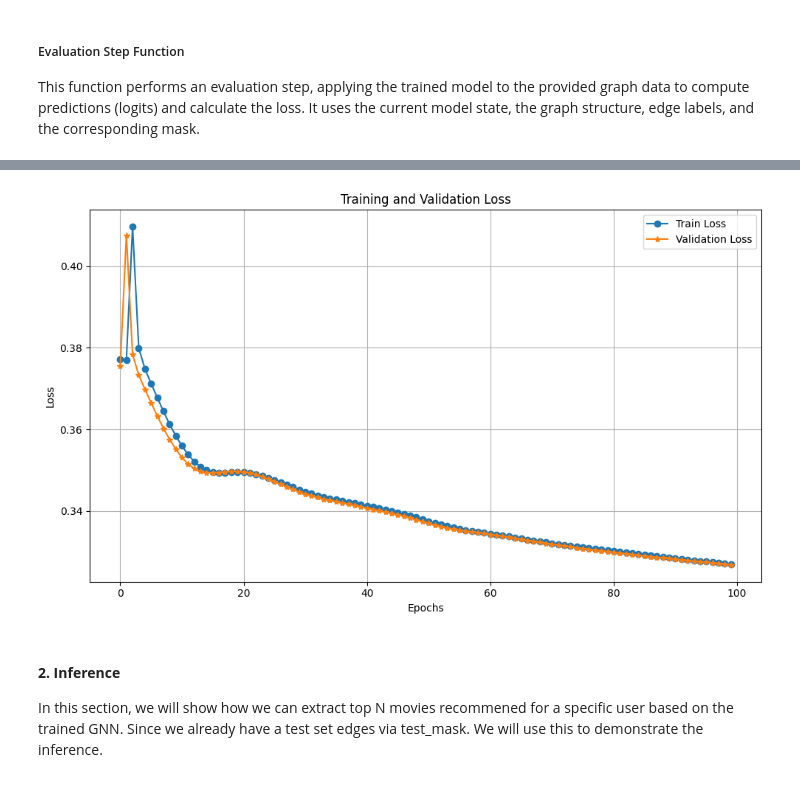
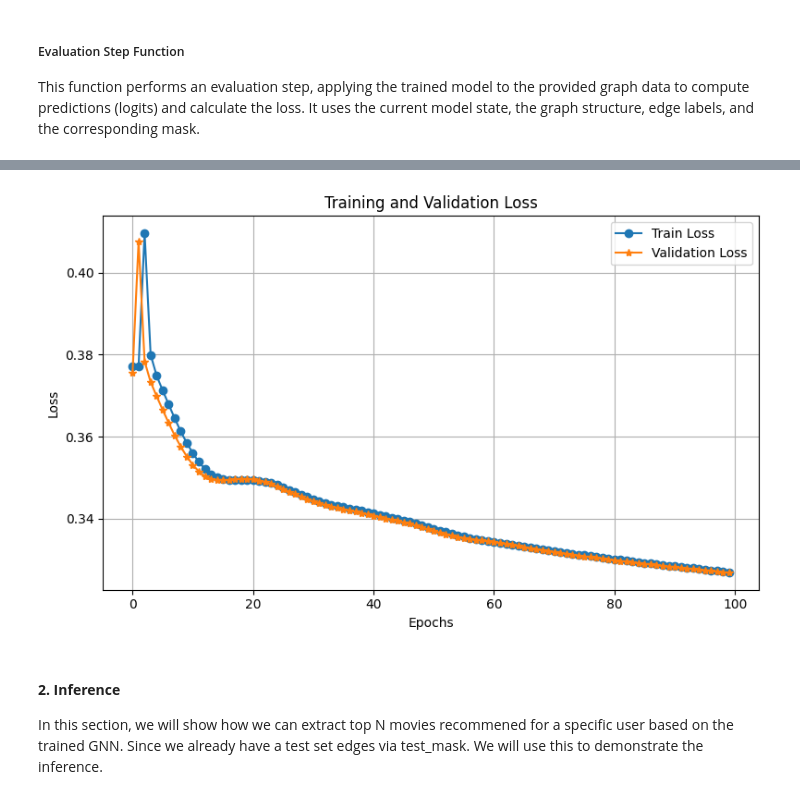
Before and after one commit to deep-learning-indaba/indaba-pracs-2024, a Jupyter notebook: practicals/GNN_for_recommendations.ipynb, the cells around one changed output, grey strips where cells are left out. Cells and saved outputs as stored; diff of their text form; code cells hidden in the pictures.

```diff
--- a/practicals/GNN_for_recommendations.ipynb
+++ b/practicals/GNN_for_recommendations.ipynb
@@ -199 +222,19 @@ The below class defines a simple Multi-Layer Perceptron (MLP) module that update
+# %%
+
+class MLP(nn.Module):
+  """A flax MLP."""
+  features: Sequence[int]
+  kernel_init: Callable = jax.nn.initializers.he_uniform()
+  bias_init: Callable = jax.nn.initializers.zeros
+
+  @nn.compact
+  def __call__(self, inputs):
+    x = inputs
+    for i, feat in enumerate(self.features):
+        lyr = nn.Dense(feat, kernel_init=self.kernel_init, bias_init=self.bias_init, name=f"mlp_dense_{i}")
+        x = lyr(x)
+        x = # Add relu non-linearity
+        if i != len(self.features) - 1:
+            x = nn.relu(x)
+    return x
 # %%
@@ -421 +550,20 @@ def train_step(
+# %%
+# @title Evaluation step
+@jax.jit
+def evaluate_step(
+    state: train_state.TrainState,
+    graph: jnp.array,
+    labels: jnp.ndarray,
+    mask: jnp.ndarray,
+    dropout_rng: dict = None,
+) -> tuple:
+    """Performs evaluation step over a set of inputs."""
+    variables = {"params": state.params}
+    logits = state.apply_fn(
+        variables,
+        graph=graph,
+        rngs=dropout_rng,
+    )
+    loss = # compute the loss function
+    return (loss, logits)
 # %%
@@ -481,18 +629,18 @@ Epoch: 98, train_loss: 0.32718226313591003, val_loss: 0.32700222730636597
 Epoch: 99, train_loss: 0.32703322172164917, val_loss: 0.32685452699661255
 # %%
 # Plotting losses
-plt.figure(figsize=(10, 6))
+plt.figure(figsize=(8, 5))
 plt.plot(range(epochs), final_train_loss, label="Train Loss", marker='o')
 plt.plot(range(epochs), final_val_loss, label="Validation Loss", marker='*')
 plt.title("Training and Validation Loss")
 plt.xlabel("Epochs")
 plt.ylabel("Loss")
 plt.legend()
 plt.grid(True)
 plt.tight_layout()
 plt.show()
 # %% [output]
-[figure, old version]
+[figure, new version]
 # %% [markdown]
 #### **2. Inference**
 
```
Also changed, not shown: parts of 22 cells of this notebook, 2 other files.
